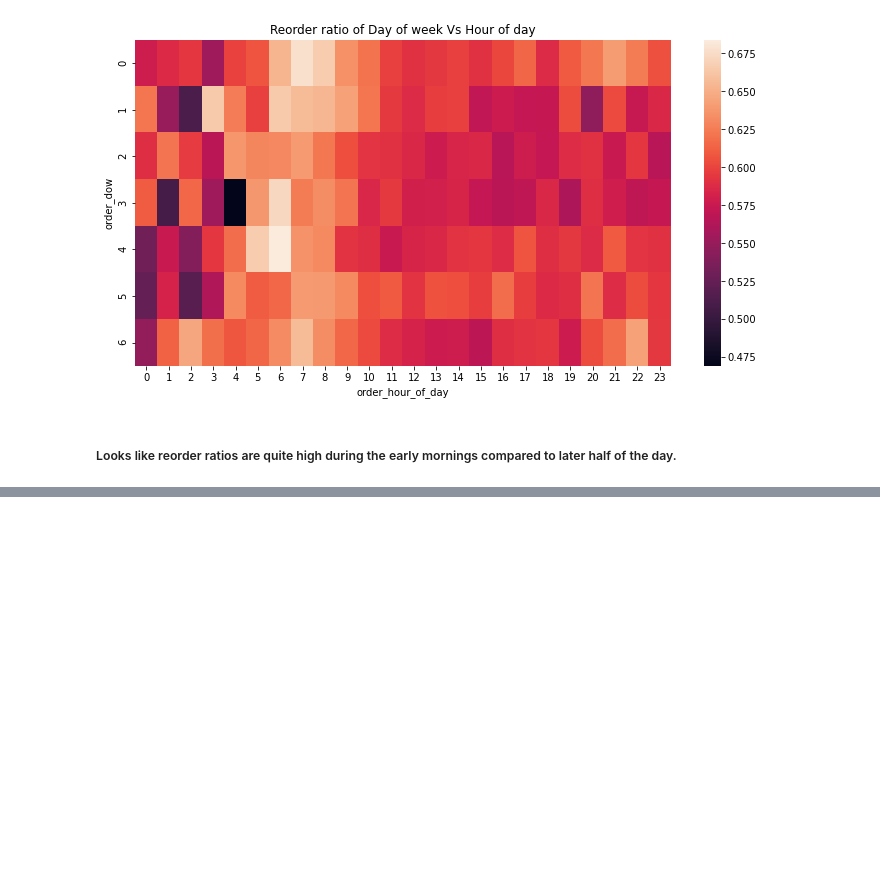
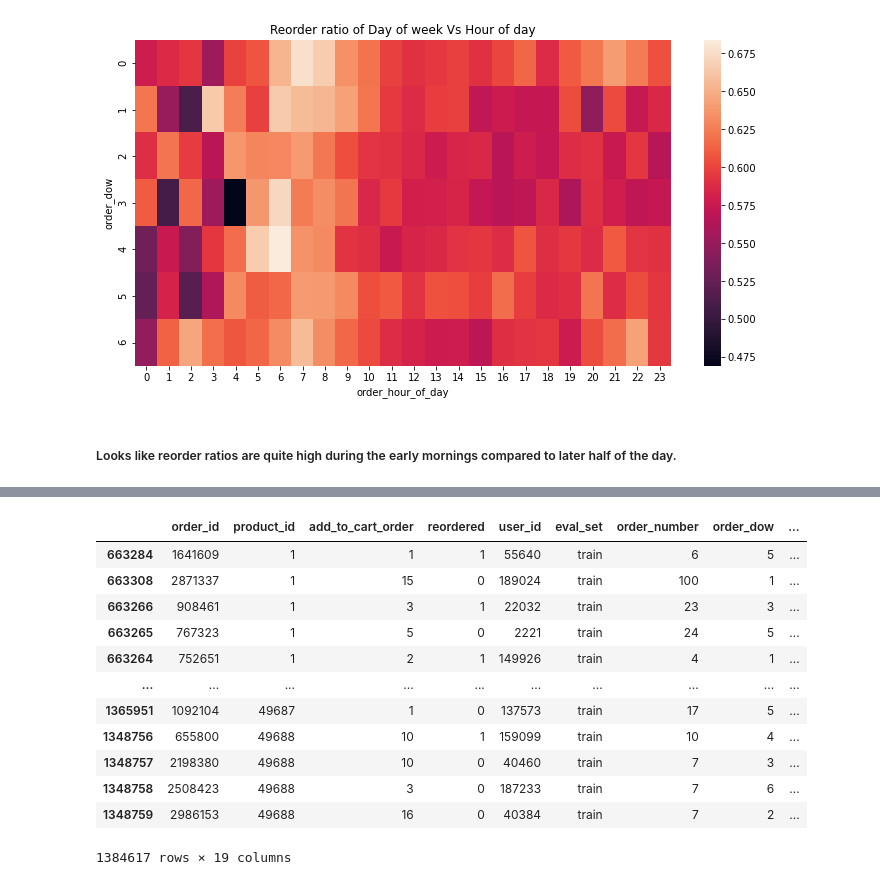
Before and after one commit to ProjectGroup17/Instacart, a Jupyter notebook: Instacart_Market_Basket_Analysis.ipynb, the cells around one changed output, grey strips where cells are left out. Cells and saved outputs as stored; diff of their text form; code cells hidden in the pictures; blank space fills up the shorter version.

```diff
--- a/Instacart_Market_Basket_Analysis.ipynb
+++ b/Instacart_Market_Basket_Analysis.ipynb
@@ -25,12 +25,12 @@ def get_unique_count(x):
 # %% [markdown]
 # Data Loading
 # %%
-order_products_train = pd.read_csv('order_products__train.csv')
-order_products_prior = pd.read_csv('order_products__prior.csv')
-orders = pd.read_csv('orders.csv')
-products = pd.read_csv('products.csv')
-aisles = pd.read_csv('aisles.csv')
-departments = pd.read_csv('departments.csv')
+order_products_train = pd.read_csv('./input/order_products__train.csv')
+order_products_prior = pd.read_csv('./input/order_products__prior.csv')
+orders = pd.read_csv('./input/orders.csv')
+products = pd.read_csv('./input/products.csv')
+aisles = pd.read_csv('./input/aisles.csv')
+departments = pd.read_csv('./input/departments.csv')
 # %%
 printmd('**The shape of all the input files :-**')
 printmd(f'The order_products_train size is :\n{order_products_train.shape}')
@@ -597,0 +602,5 @@ gc.collect()
+# %%
+itemsOrderedByUser = pd.concat([order_products_train, order_products_prior], axis=0)
+itemsOrderedByUser = pd.merge(order_products_train, orders, on='order_id', how='inner')
+itemsOrderedByUser = pd.merge(order_products_train, products, on='product_id', how='inner')
+orderedItems = itemsOrderedByUser.groupby("user_id").aggregate(np.max).reset_index()
@@ -597,0 +629,4 @@ gc.collect()
+# %%
+cnt_srs = itemsOrderedByUser['product_id'].value_counts().reset_index().head(20)
+cnt_srs.columns = ['product_id', 'frequency_count']
+cnt_srs.sort_values(by="product_id")
@@ -597,0 +651,17 @@ gc.collect()
+# %%
+itemsOrderedByUser = pd.merge(itemsOrderedByUser, cnt_srs, on="product_id", how="left")
+itemsOrderedByUser.sort_values(by="product_id")
+# %% [output]
+|  | order_id | product_id | add_to_cart_order | reordered | user_id | eval_set | order_number | order_dow | ... |
+| 663284 | 1641609 | 1 | 1 | 1 | 55640 | train | 6 | 5 | ... |
+| 663308 | 2871337 | 1 | 15 | 0 | 189024 | train | 100 | 1 | ... |
+| 663266 | 908461 | 1 | 3 | 1 | 22032 | train | 23 | 3 | ... |
+| 663265 | 767323 | 1 | 5 | 0 | 2221 | train | 24 | 5 | ... |
+| 663264 | 752651 | 1 | 2 | 1 | 149926 | train | 4 | 1 | ... |
+| ... | ... | ... | ... | ... | ... | ... | ... | ... | ... |
+| 1365951 | 1092104 | 49687 | 1 | 0 | 137573 | train | 17 | 5 | ... |
+| 1348756 | 655800 | 49688 | 10 | 1 | 159099 | train | 10 | 4 | ... |
+| 1348757 | 2198380 | 49688 | 10 | 0 | 40460 | train | 7 | 3 | ... |
+| 1348758 | 2508423 | 49688 | 3 | 0 | 187233 | train | 7 | 6 | ... |
+| 1348759 | 2986153 | 49688 | 16 | 0 | 40384 | train | 7 | 2 | ... |
+1384617 rows × 19 columns
```
Also changed, not shown: parts of 13 cells of this notebook.
